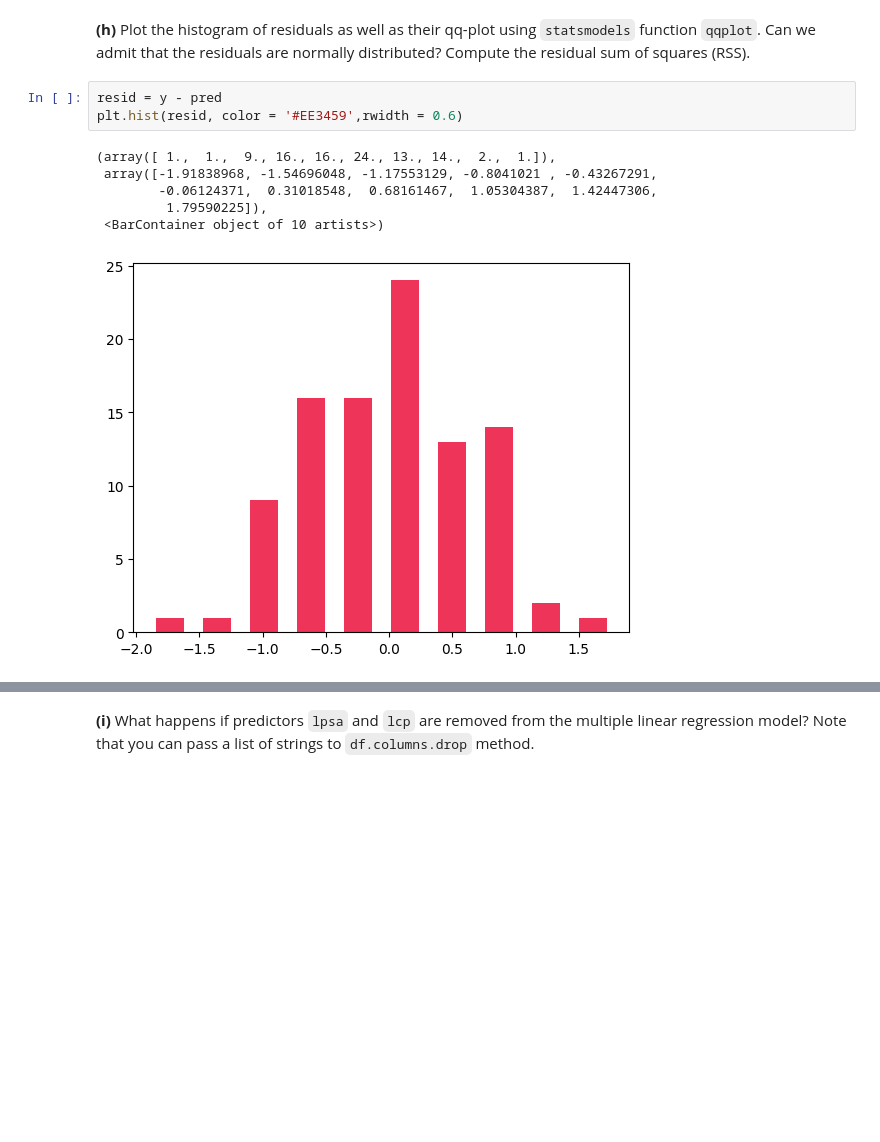
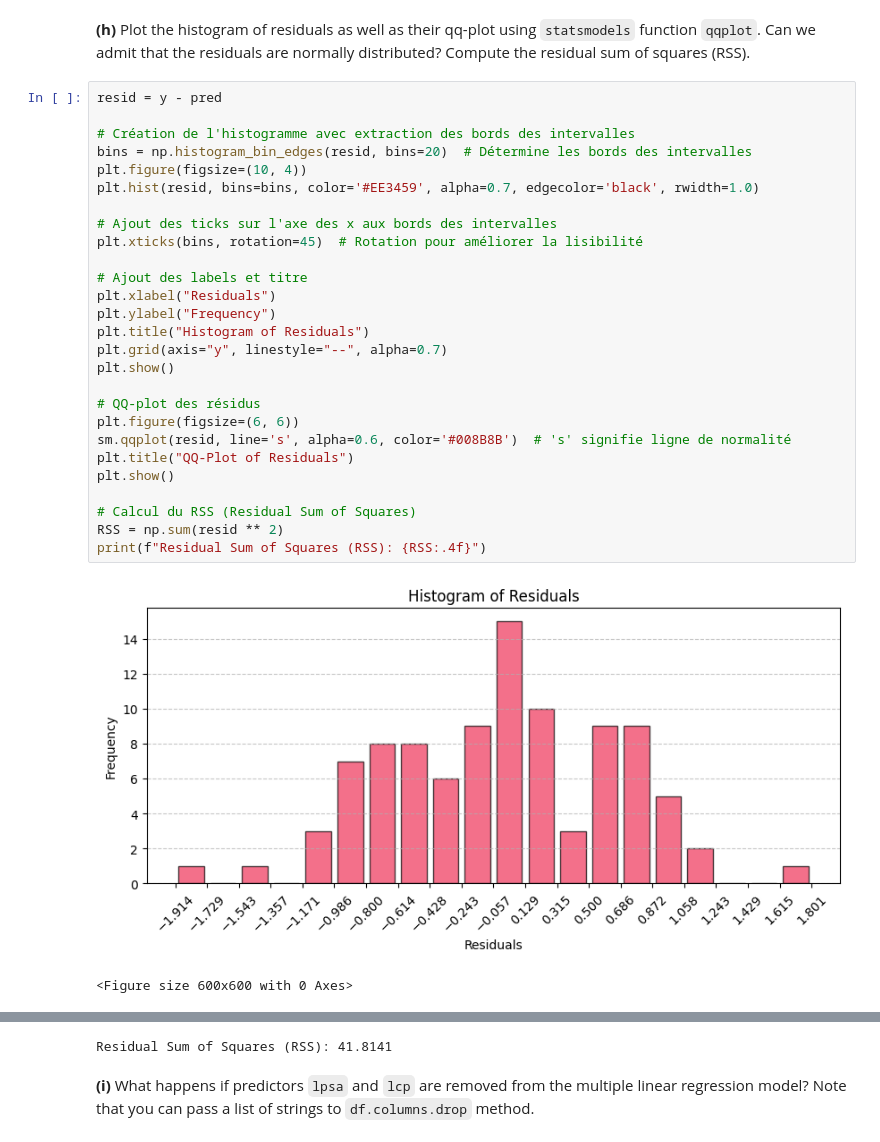
Before and after one commit to giangNguyen2007/statistical_learning, a Jupyter notebook: TP1/TP1.ipynb, the cells around one changed output, grey strips where cells are left out. Cells and saved outputs as stored; diff of their text form; blank space fills up the shorter version.

```diff
--- a/TP1/TP1.ipynb
+++ b/TP1/TP1.ipynb
@@ -348,11 +332,31 @@ Text(0, 0.5, 'Prediction')
 **(h)** Plot the histogram of residuals as well as their qq-plot using `statsmodels` function `qqplot`. Can we admit that the residuals are normally distributed? Compute the residual sum of squares (RSS).
 # %%
 resid = y - pred
-plt.hist(resid, color = '#EE3459',rwidth = 0.6)
+
+# Création de l'histogramme avec extraction des bords des intervalles
+bins = np.histogram_bin_edges(resid, bins=20)  # Détermine les bords des intervalles
+plt.figure(figsize=(10, 4))
+plt.hist(resid, bins=bins, color='#EE3459', alpha=0.7, edgecolor='black', rwidth=1.0)
+
+# Ajout des ticks sur l'axe des x aux bords des intervalles
+plt.xticks(bins, rotation=45)  # Rotation pour améliorer la lisibilité
+
+# Ajout des labels et titre
+plt.xlabel("Residuals")
+plt.ylabel("Frequency")
+plt.title("Histogram of Residuals")
+plt.grid(axis="y", linestyle="--", alpha=0.7)
+plt.show()
+
+# QQ-plot des résidus
+plt.figure(figsize=(6, 6))
+sm.qqplot(resid, line='s', alpha=0.6, color='#008B8B')  # 's' signifie ligne de normalité
+plt.title("QQ-Plot of Residuals")
+plt.show()
+
+# Calcul du RSS (Residual Sum of Squares)
+RSS = np.sum(resid ** 2)
+print(f"Residual Sum of Squares (RSS): {RSS:.4f}")
 # %% [output]
+[figure, new version]
-(array([ 1.,  1.,  9., 16., 16., 24., 13., 14.,  2.,  1.]),
- array([-1.91838968, -1.54696048, -1.17553129, -0.8041021 , -0.43267291,
-        -0.06124371,  0.31018548,  0.68161467,  1.05304387,  1.42447306,
-         1.79590225]),
- <BarContainer object of 10 artists>)
+<Figure size 600x600 with 0 Axes>
-[figure, old version]
@@ -359,3 +364,4 @@ plt.hist(resid, color = '#EE3459',rwidth = 0.6)
+Residual Sum of Squares (RSS): 41.8141
 # %% [markdown]
 **(i)** What happens if predictors `lpsa` and `lcp` are removed from the multiple linear regression model? Note that you can pass a list of strings to `df.columns.drop` method.
 # %% [markdown]
```
Also changed, not shown: parts of 5 cells of this notebook.
